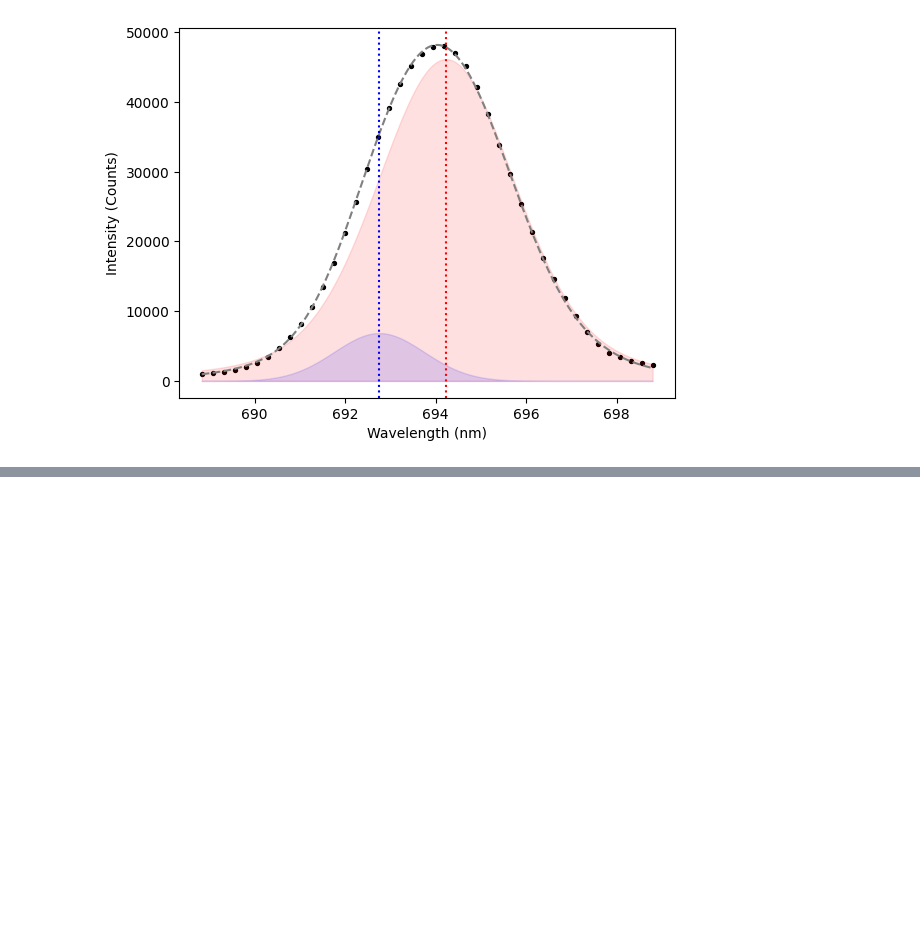
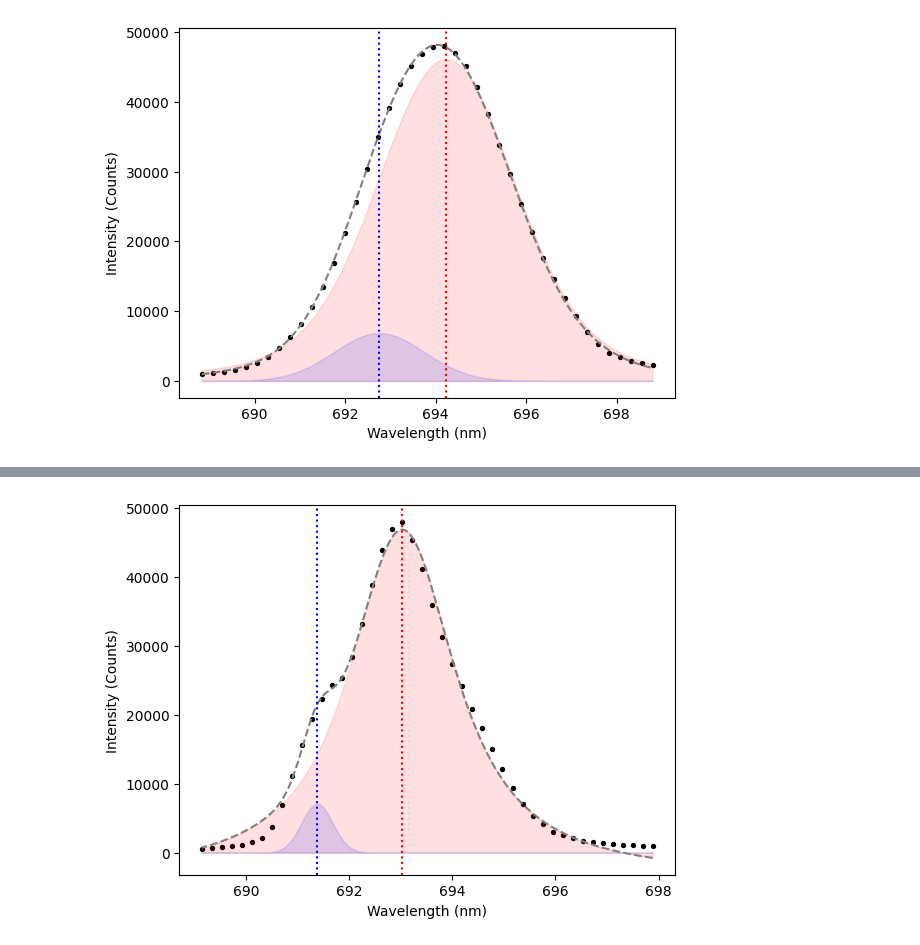
Before and after one commit to Sebastian426/Advanced-Lab-Code, a Jupyter notebook: Main_Results_Plots/Careful_Fits_Results_Table.ipynb, the cells around one changed output, grey strips where cells are left out. Saved outputs shown, nothing was run; the diff lists cells and outputs as text; code cells hidden in the pictures; blank space fills up the shorter version.

```diff
--- a/Main_Results_Plots/Careful_Fits_Results_Table.ipynb
+++ b/Main_Results_Plots/Careful_Fits_Results_Table.ipynb
@@ -424,0 +528,51 @@ plt.show()
+# %%
+####
+# 217
+####
+temp_index = 2
+
+A1_guess_ocean = np.max(y_ocean_masked[temp_index]) / 2
+A2_guess_ocean = 0.6 * A1_guess_ocean
+R1_guess_ocean_217 = wavelengths_masked[temp_index][np.argmax(y_ocean_masked[temp_index])]
+offset_guess_ocean_217 = np.min(y_ocean_masked[temp_index])
+
+p0_ocean_217 = [A1_guess_ocean, R1_guess_ocean_217, 0.3, 0.3,
+                A2_guess_ocean, -2, 0.3, 0.3, offset_guess_ocean_217]
+
+bounds_ocean_217 = [
+    [0.01 * A1_guess_ocean, R1_guess_ocean_217 - 5, 0, 0,
+     0.01 * A2_guess_ocean, -3, 0, 0, -np.inf],  #lower
+    [10 * A1_guess_ocean, R1_guess_ocean_217 + 5, np.inf, np.inf,
+     10 * A2_guess_ocean, -1, np.inf, np.inf, np.inf]  #upper
+]
+
+pop_ocean_217, cov_ocean_217 = curve_fit(voigt_model_double,
+                                         x_ocean_masked[temp_index],
+                                         y_ocean_masked[temp_index],
+                                         p0=p0_ocean_217,
+                                         bounds=bounds_ocean_217,
+                                         maxfev=10000)
+
+x_fit_217 = np.linspace(x_ocean_masked[temp_index][-1], x_ocean_masked[temp_index][0], 10000)
+
+pop_R1_ocean_217 = [pop_ocean_217[0], pop_ocean_217[1], pop_ocean_217[2], pop_ocean_217[3], pop_ocean_217[-1]]
+R1_ocean_217 = voigt_profile_single(x_fit_217, *pop_R1_ocean_217)
+
+pop_R2_ocean_217 = [pop_ocean_217[4], pop_ocean_217[5] + pop_ocean_217[1], pop_ocean_217[6], pop_ocean_217[7], 0]
+R2_ocean_217 = voigt_profile_single(x_fit_217, *pop_R2_ocean_217)
+
+plt.figure(1)
+plt.scatter(x_ocean_masked[temp_index], y_ocean_masked[temp_index], marker='o', color="black", s=8)
+plt.plot(x_fit_217, voigt_model_double(x_fit_217, *pop_ocean_217), color="grey", linestyle="--")
+
+plt.fill_between(x_fit_217, R1_ocean_217, 0, color="red", alpha=0.12)
+plt.fill_between(x_fit_217, R2_ocean_217, 0, color="blue", alpha=0.12)
+
+plt.axvline(pop_R1_ocean_217[1], color="red", linestyle=":")
+plt.axvline(pop_R2_ocean_217[1], color="blue", linestyle=":")
+
+plt.xlabel("Wavelength (nm)")
+plt.ylabel("Intensity (Counts)")
+plt.show()
+# %% [output]
+[figure, added]
```
Also changed, not shown: parts of 14 cells of this notebook.
